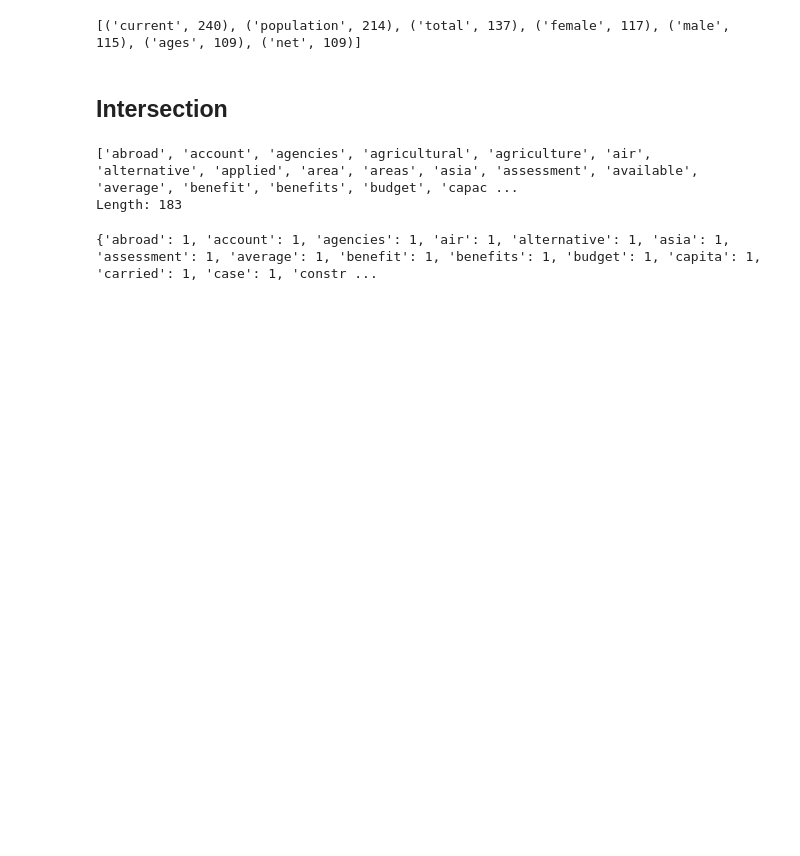
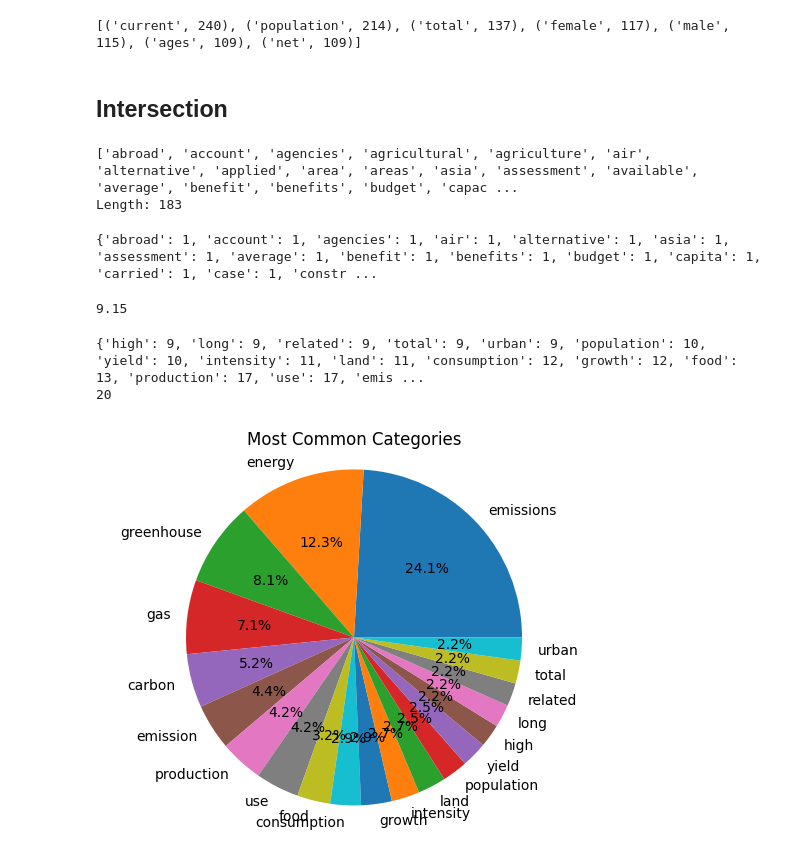
Before and after one commit to arsyadCode/My_Thesis, a Jupyter notebook: Program/Data Collect Objection.ipynb, the cells around one changed output. Saved outputs shown, nothing was run; the diff lists cells and outputs as text; code cells hidden in the pictures; blank space fills up the shorter version.

```diff
--- a/Program/Data Collect Objection.ipynb
+++ b/Program/Data Collect Objection.ipynb
@@ -263,3 +193,43 @@ sorted_result = dict(sorted(result_dict.items(), key=lambda item: (item[1], item
 print(sorted_result)
 # %% [output]
 {'abroad': 1, 'account': 1, 'agencies': 1, 'air': 1, 'alternative': 1, 'asia': 1, 'assessment': 1, 'average': 1, 'benefit': 1, 'benefits': 1, 'budget': 1, 'capita': 1, 'carried': 1, 'case': 1, 'constr ...
+# %%
+0.05*len(sorted_result)
+# %% [output]
+9.15
+# %%
+import math
+threshold = math.floor(0.05*len(sorted_result))
+
+# Use dictionary comprehension to filter the data
+selected_keywords = {key: value for key, value in sorted_result.items() if value >= threshold}
+print(selected_keywords)
+print(len(selected_keywords))
+# %% [output]
+{'high': 9, 'long': 9, 'related': 9, 'total': 9, 'urban': 9, 'population': 10, 'yield': 10, 'intensity': 11, 'land': 11, 'consumption': 12, 'growth': 12, 'food': 13, 'production': 17, 'use': 17, 'emis ...
+20
+# %%
+import matplotlib.pyplot as plt
+from wordcloud import WordCloud
+
+# Sample data dictionary
+data = selected_keywords
+
+# Sort the dictionary by values in descending order
+data = {k: v for k, v in sorted(data.items(), key=lambda item: item[1], reverse=True)}
+
+# Extract labels and values from the sorted dictionary
+labels = list(data.keys())
+values = list(data.values())
+
+# Create a pie chart
+plt.pie(values, labels=labels, autopct='%1.1f%%')
+plt.axis('equal')  # Equal aspect ratio ensures that pie is drawn as a circle.
+
+# Add a title to the chart
+plt.title('Most Common Categories')
+
+# Show the chart
+plt.show()
+# %% [output]
+[figure, added]
```
Also changed, not shown: parts of 16 cells of this notebook, 12 other files.
